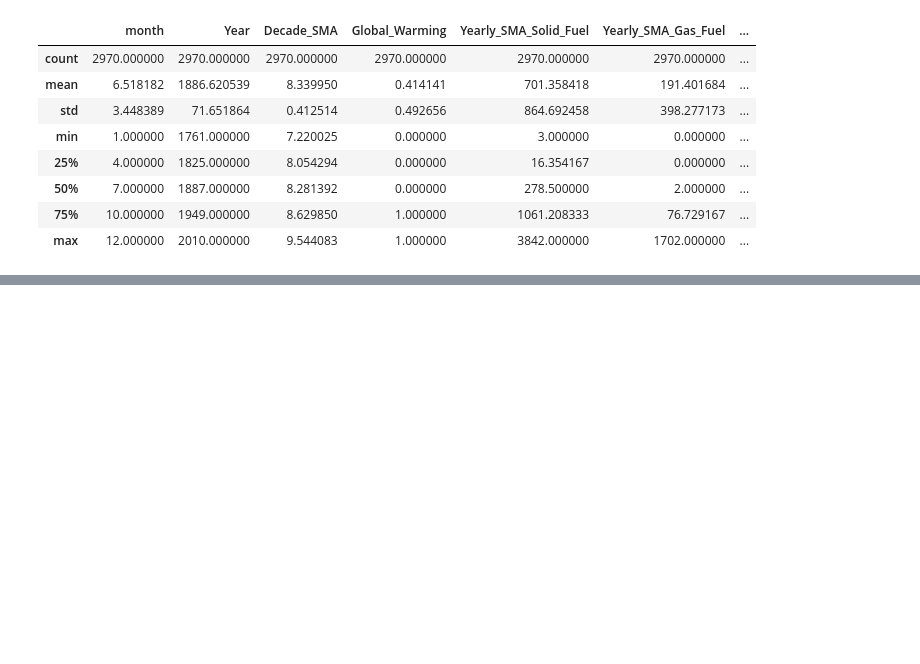
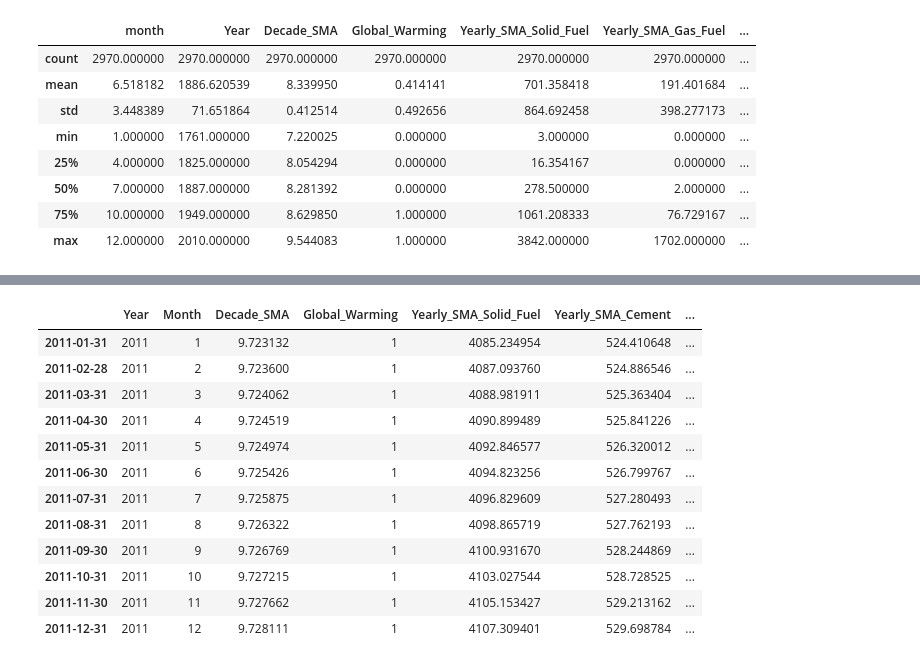
Before and after one commit to John-G-Thomas/Prodjects, a Jupyter notebook: Project_2.ipynb, the cells around one changed output, grey strips where cells are left out. Cells and saved outputs as stored; diff of their text form; code cells hidden in the pictures; blank space fills up the shorter version.

```diff
--- a/Project_2.ipynb
+++ b/Project_2.ipynb
@@ -439,0 +622,17 @@ plt.ylabel('Global Decade Average Temperature in (celsius)');
+# %%
+select_year = X.loc[X['Year'] == 2011]
+select_year.head(12)
+# %% [output]
+|  | Year | Month | Decade_SMA | Global_Warming | Yearly_SMA_Solid_Fuel | Yearly_SMA_Cement | ... |
+| 2011-01-31 | 2011 | 1 | 9.723132 | 1 | 4085.234954 | 524.410648 | ... |
+| 2011-02-28 | 2011 | 2 | 9.723600 | 1 | 4087.093760 | 524.886546 | ... |
+| 2011-03-31 | 2011 | 3 | 9.724062 | 1 | 4088.981911 | 525.363404 | ... |
+| 2011-04-30 | 2011 | 4 | 9.724519 | 1 | 4090.899489 | 525.841226 | ... |
+| 2011-05-31 | 2011 | 5 | 9.724974 | 1 | 4092.846577 | 526.320012 | ... |
+| 2011-06-30 | 2011 | 6 | 9.725426 | 1 | 4094.823256 | 526.799767 | ... |
+| 2011-07-31 | 2011 | 7 | 9.725875 | 1 | 4096.829609 | 527.280493 | ... |
+| 2011-08-31 | 2011 | 8 | 9.726322 | 1 | 4098.865719 | 527.762193 | ... |
+| 2011-09-30 | 2011 | 9 | 9.726769 | 1 | 4100.931670 | 528.244869 | ... |
+| 2011-10-31 | 2011 | 10 | 9.727215 | 1 | 4103.027544 | 528.728525 | ... |
+| 2011-11-30 | 2011 | 11 | 9.727662 | 1 | 4105.153427 | 529.213162 | ... |
+| 2011-12-31 | 2011 | 12 | 9.728111 | 1 | 4107.309401 | 529.698784 | ... |
```
Also changed, not shown: parts of 53 cells of this notebook.
